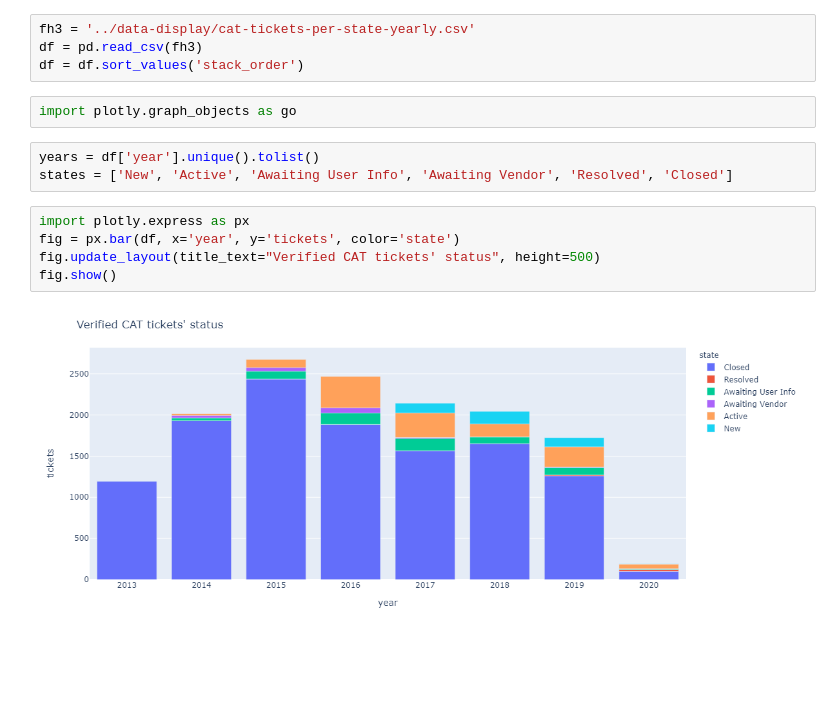
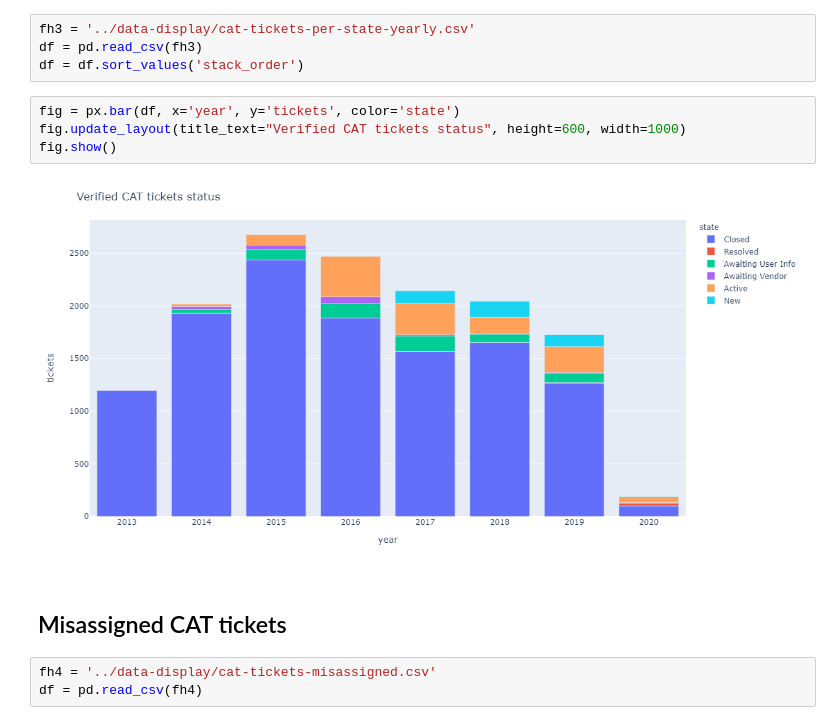
Before and after one commit to BookOps-CAT/tickets-analysis, a Jupyter notebook: notebooks/charts.ipynb, the cells around one changed output. Saved outputs shown, nothing was run; the diff lists cells and outputs as text; blank space fills up the shorter version.

Commit message:
cat status

```diff
--- a/notebooks/charts.ipynb
+++ b/notebooks/charts.ipynb
@@ -72,15 +73,14 @@ fig.show()
 fh3 = '../data-display/cat-tickets-per-state-yearly.csv'
 df = pd.read_csv(fh3)
 df = df.sort_values('stack_order')
-# %%
-import plotly.graph_objects as go
-# %%
-years = df['year'].unique().tolist()
-states = ['New', 'Active', 'Awaiting User Info', 'Awaiting Vendor', 'Resolved', 'Closed']
 # %%
-import plotly.express as px
 fig = px.bar(df, x='year', y='tickets', color='state')
-fig.update_layout(title_text="Verified CAT tickets' status", height=500)
+fig.update_layout(title_text="Verified CAT tickets status", height=600, width=1000)
 fig.show()
 # %% [output]
-[figure, old version]
+[figure, new version]
+# %% [markdown]
+## Misassigned CAT tickets
+# %%
+fh4 = '../data-display/cat-tickets-misassigned.csv'
+df = pd.read_csv(fh4)
```
Also changed, not shown: parts of 5 cells of this notebook, 7 other files.
